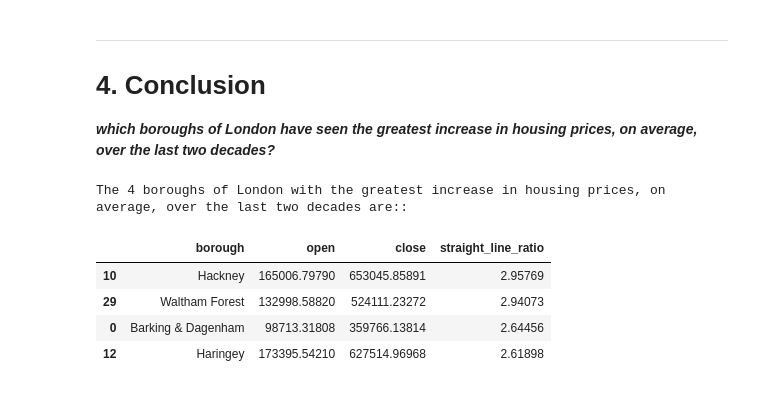
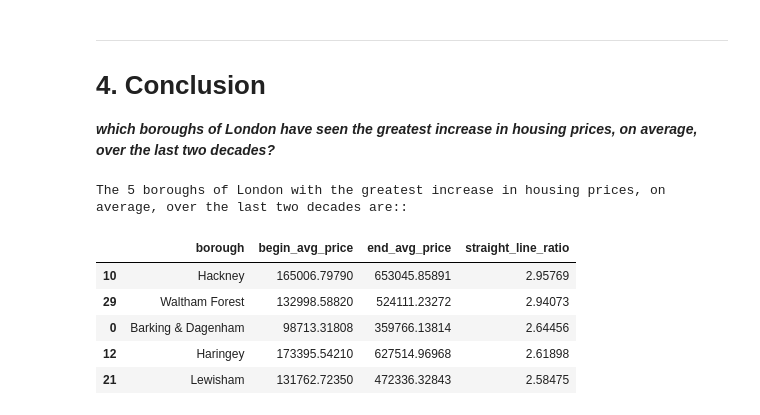
Before and after one commit to cjlcoursework/springboard_dc, a Jupyter notebook: projects/LondonCalling/FinalCopy.ipynb, the cells around one changed output. Drawn from its saved outputs; the diff is of its cells as text; code cells hidden in the pictures.

```diff
--- a/projects/LondonCalling/FinalCopy.ipynb
+++ b/projects/LondonCalling/FinalCopy.ipynb
@@ -530,10 +527,10 @@ Bear in mind: you don't have to write a function like this if you don't want to.
 - do this in a new dataframe **properties_df** which we'll use for further calculations
 # %%
 # Get the first and last data for every borough (from the last 20 years)
-dates_of_interest_df = properties_t.groupby(['borough'])['epoch'].agg(['first', 'last'])
+first_and_last_dates = properties_t.groupby(['borough'])['epoch'].agg(['first', 'last'])
 
 # inner join properties_t dates_of_interest_df - leaving only rows with the dates from the last 20 years
-properties_df = properties_t.merge(dates_of_interest_df, on="borough")
+properties_df = properties_t.merge(first_and_last_dates, on="borough")
 properties_df.head()
 # %% [output]
 |  | date | borough | avg_price | year | month | canon | epoch | first | last |
@@ -581,8 +582,8 @@ pivot_df = properties_df.pivot_table(
     columns='date'
     )
 
-#format column names
-pivot_df.columns = ['open', 'close']
+#format column names - get rid of the specific columns=[2002, 2022] and replace
+pivot_df.columns = ['begin_avg_price', 'end_avg_price']
 
 #reset index
 pivot_df.reset_index(inplace=True)
@@ -602,5 +603,5 @@ The straight line calculations is $ (close - open) \over open $
 # %%
-pivot_df['straight_line_ratio'] = (pivot_df['close'] - pivot_df['open']) / pivot_df['open']
+pivot_df['straight_line_ratio'] = (pivot_df['end_avg_price'] - pivot_df['begin_avg_price']) / pivot_df['begin_avg_price']
 # %% [markdown]
 ---
 
@@ -608,14 +609,15 @@ pivot_df['straight_line_ratio'] = (pivot_df['close'] - pivot_df['open']) / pivot
 
 ***which boroughs of London have seen the greatest increase in housing prices, on average, over the last two decades?***
 # %%
-top_n = 4
+top_n = 5
 
 print(f"The {top_n} boroughs of London with the greatest increase in housing prices, on average, over the last two decades are::")
 pivot_df.sort_values('straight_line_ratio', ascending=False).head(top_n)
 # %% [output]
-The 4 boroughs of London with the greatest increase in housing prices, on average, over the last two decades are::
+The 5 boroughs of London with the greatest increase in housing prices, on average, over the last two decades are::
-|  | borough | open | close | straight_line_ratio |
+|  | borough | begin_avg_price | end_avg_price | straight_line_ratio |
 | 10 | Hackney | 165006.79790 | 653045.85891 | 2.95769 |
 | 29 | Waltham Forest | 132998.58820 | 524111.23272 | 2.94073 |
 | 0 | Barking & Dagenham | 98713.31808 | 359766.13814 | 2.64456 |
 | 12 | Haringey | 173395.54210 | 627514.96968 | 2.61898 |
+| 21 | Lewisham | 131762.72350 | 472336.32843 | 2.58475 |
```
Also changed, not shown: parts of 34 cells of this notebook, 1 other file.
